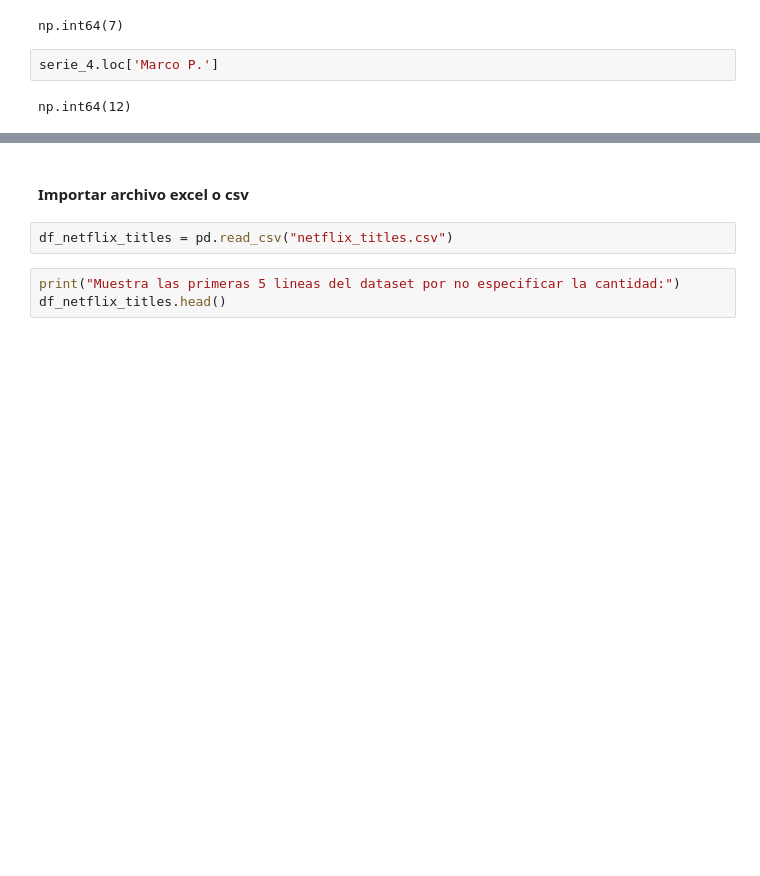
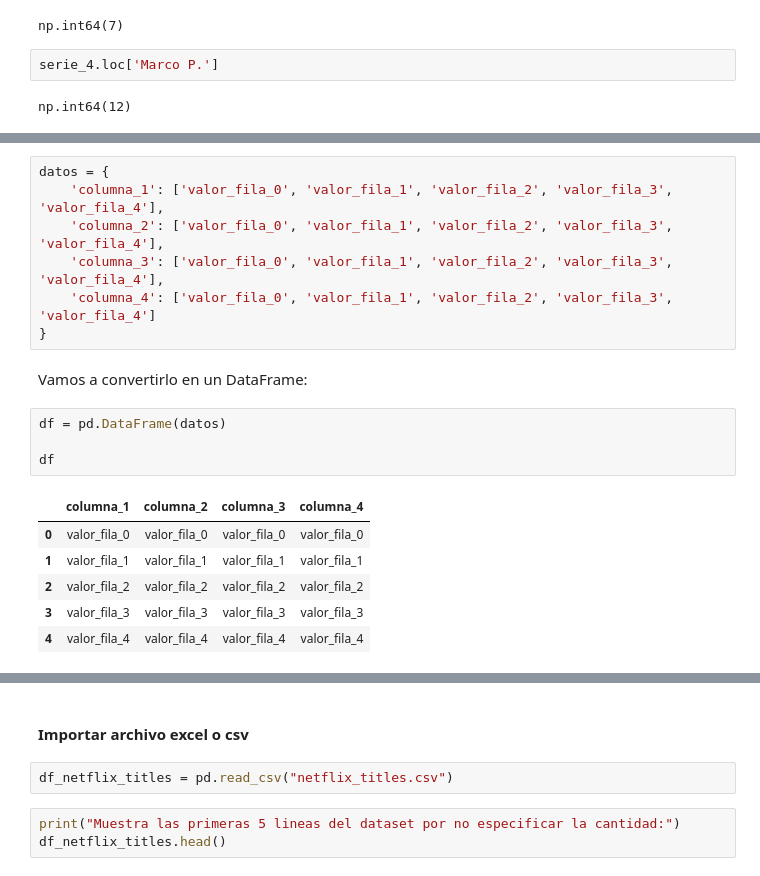
Before and after one commit to ivonnemorenoa/Procesamiento_de_Datos_con_Python, a Jupyter notebook: 4. Pandas y Analisis Exploratorio de Datos/Analisis_Exploratorio_de_nuestro_Dataset.ipynb, the cells around one changed output, grey strips where cells are left out. Cells and saved outputs as stored; diff of their text form; blank space fills up the shorter version.

```diff
--- a/4. Pandas y Analisis Exploratorio de Datos/Analisis_Exploratorio_de_nuestro_Dataset.ipynb
+++ b/4. Pandas y Analisis Exploratorio de Datos/Analisis_Exploratorio_de_nuestro_Dataset.ipynb
@@ -103,0 +200,20 @@ np.int64(12)
+# %%
+datos = {
+    'columna_1': ['valor_fila_0', 'valor_fila_1', 'valor_fila_2', 'valor_fila_3', 'valor_fila_4'],
+    'columna_2': ['valor_fila_0', 'valor_fila_1', 'valor_fila_2', 'valor_fila_3', 'valor_fila_4'],
+    'columna_3': ['valor_fila_0', 'valor_fila_1', 'valor_fila_2', 'valor_fila_3', 'valor_fila_4'],
+    'columna_4': ['valor_fila_0', 'valor_fila_1', 'valor_fila_2', 'valor_fila_3', 'valor_fila_4']
+}
+# %% [markdown]
+Vamos a convertirlo en un DataFrame:
+# %%
+df = pd.DataFrame(datos)
+
+df
+# %% [output]
+|  | columna_1 | columna_2 | columna_3 | columna_4 |
+| 0 | valor_fila_0 | valor_fila_0 | valor_fila_0 | valor_fila_0 |
+| 1 | valor_fila_1 | valor_fila_1 | valor_fila_1 | valor_fila_1 |
+| 2 | valor_fila_2 | valor_fila_2 | valor_fila_2 | valor_fila_2 |
+| 3 | valor_fila_3 | valor_fila_3 | valor_fila_3 | valor_fila_3 |
+| 4 | valor_fila_4 | valor_fila_4 | valor_fila_4 | valor_fila_4 |
```
Also changed, not shown: parts of 30 cells of this notebook.
